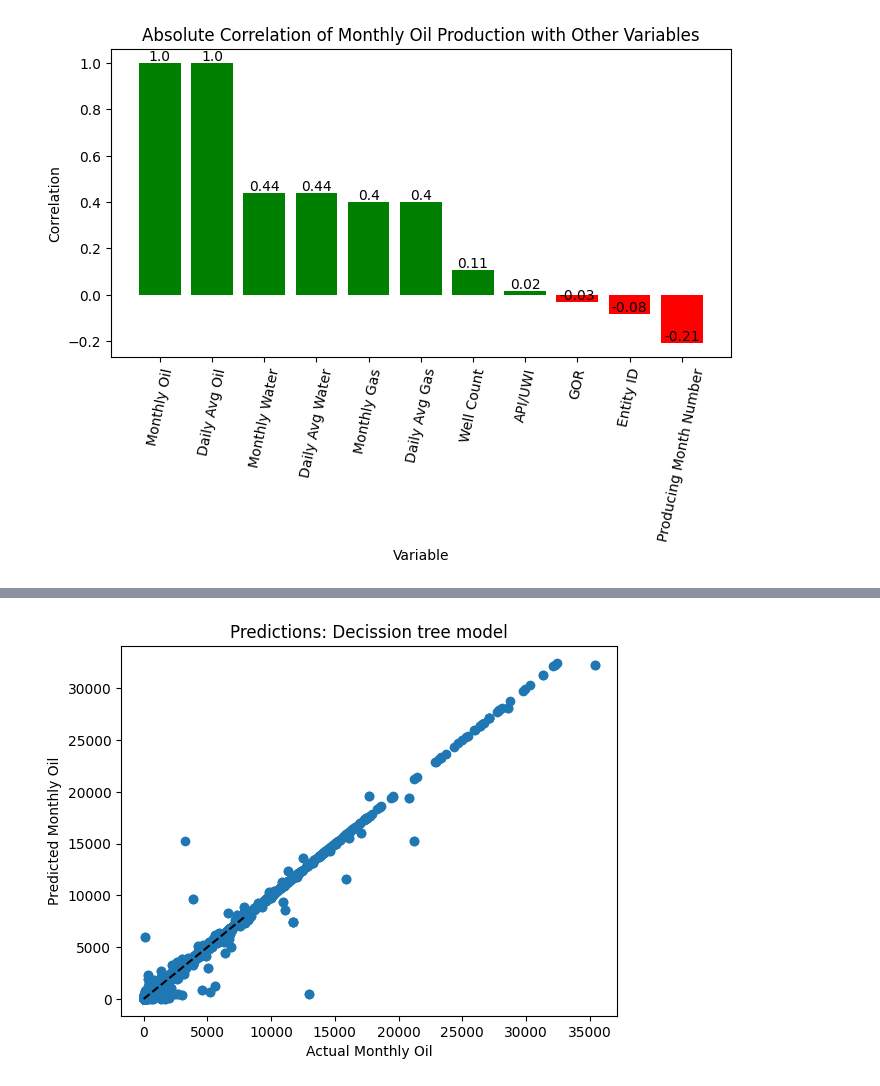
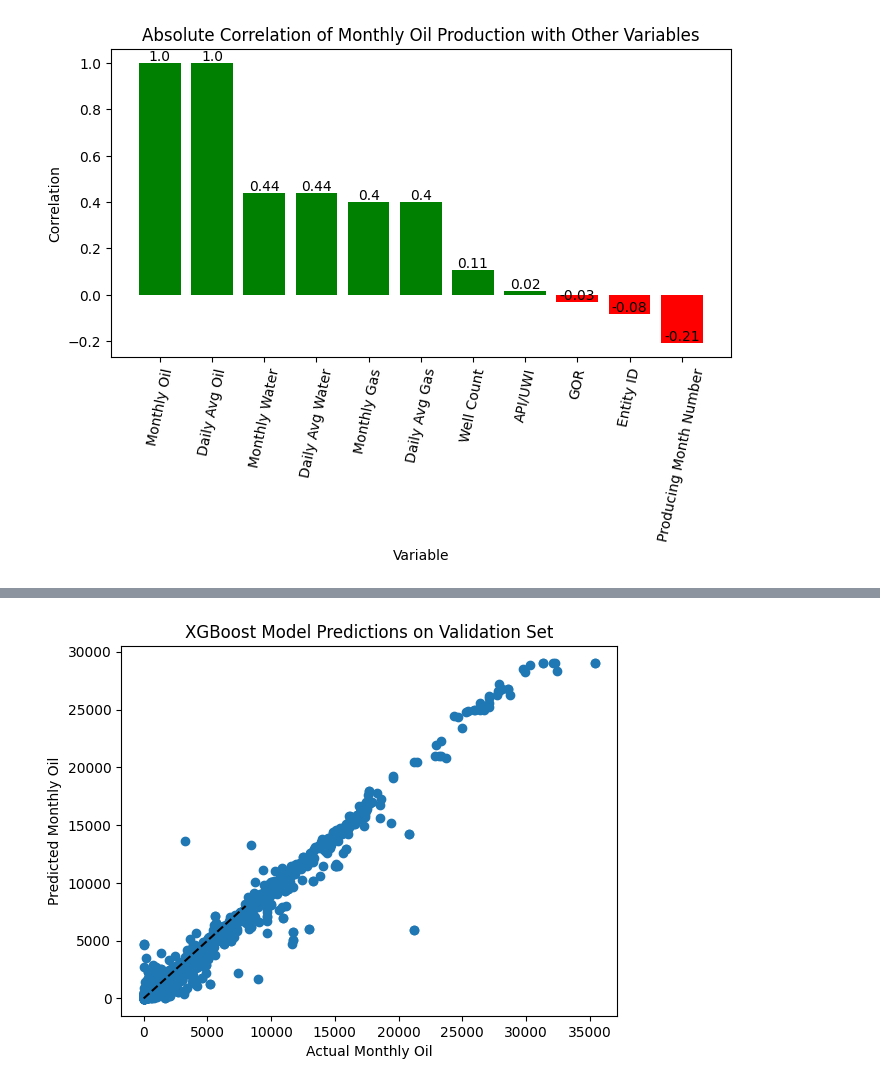
Before and after one commit to ManishRawat07/PETR6397-Final-Project-Oil-Production-Forecasting-using-Machine-Learning, a Jupyter notebook: Oil Production forecasting.ipynb, the cells around one changed output, grey strips where cells are left out. Cells and saved outputs as stored; diff of their text form; code cells hidden in the pictures.

Commit message:
Final Model Comparison

```diff
--- a/Oil Production forecasting.ipynb
+++ b/Oil Production forecasting.ipynb
@@ -374,0 +330,9 @@ Random Forest R-squared: 0.9930035824145219 RMSE: 91.82005442506077
+# %%
+# Implement & fit the models using GridsearchCV
+
+# Create K-fold cross validation for GridSearch calculations
+cv = KFold(n_splits=5)
+
+# 1. Linear Regression
+lr_param_grid = {'fit_intercept': [True, False]}
+lr = GridSearchCV(LinearRegression(),lr_param_grid,cv=cv).fit(X_train, y_train)
@@ -374,0 +368,7 @@ Random Forest R-squared: 0.9930035824145219 RMSE: 91.82005442506077
+# %%
+# 7. XGBoost
+xgb_param_grid = {
+    'max_depth': [5, 10, 15],
+    'learning_rate': [0.1, 0.01, 0.001],
+    'n_estimators': [10, 20, 30]}
+xgboost = GridSearchCV(xgb.XGBRegressor(random_state=42),xgb_param_grid, cv=cv).fit(X_train, y_train)
@@ -415,10 +525,13 @@ plt.show()
 # %%
-# Visualize the Prediction for Decission tree
-plt.scatter(y_test, tree_pred)
+# XGBoost Model Predictions on Testing data set
+y_pred_xgb = xgboost.predict(X_test)
+
+# Create a scatter plot of actual vs predicted values
+plt.scatter(y_test, y_pred_xgb)
 plt.plot([0, 8000], [0, 8000], '--k')
-plt.xlabel('Actual Monthly Oil')
-plt.ylabel('Predicted Monthly Oil')
-plt.title('Predictions: Decission tree model')
+plt.xlabel("Actual Monthly Oil")
+plt.ylabel("Predicted Monthly Oil")
+plt.title("XGBoost Model Predictions on Validation Set")
 plt.show()
 # %% [output]
-[figure, old version]
+[figure, new version]
```
Also changed, not shown: parts of 31 cells of this notebook.
